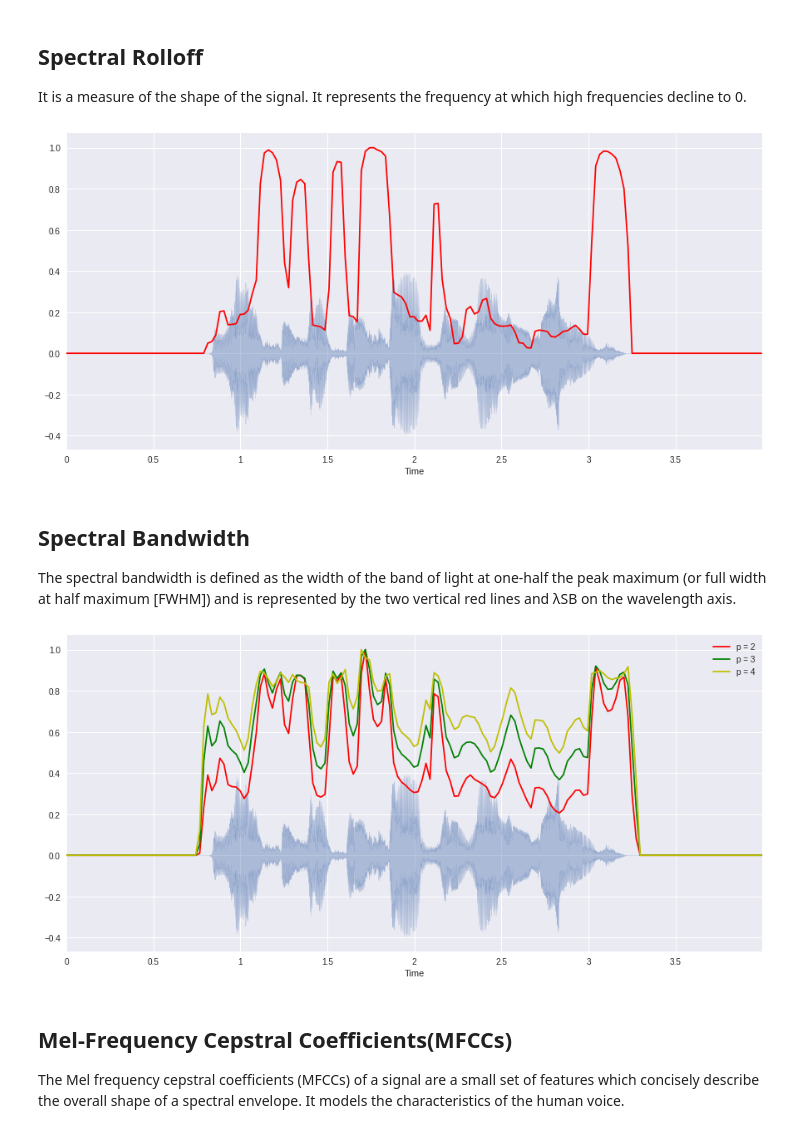
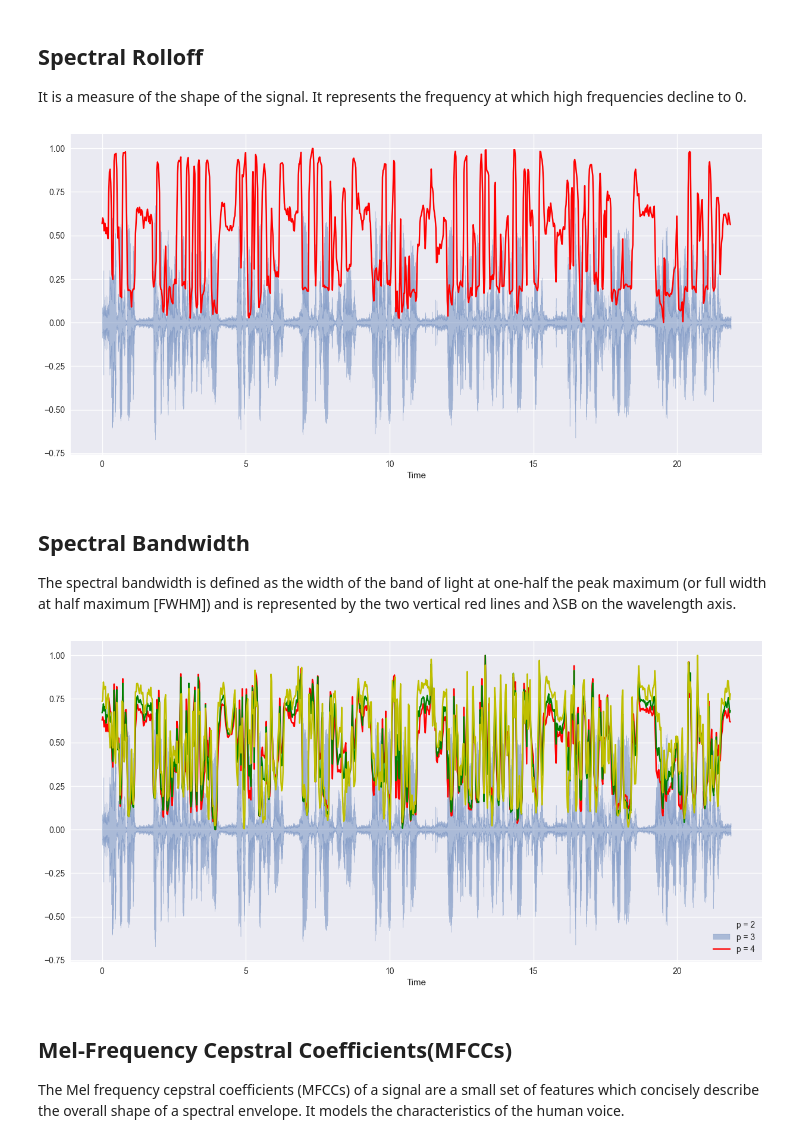
Before and after one commit to S09Z/english-accent-classification, a Jupyter notebook: notebook/features_research.ipynb, the cells around one changed output. Cells and saved outputs as stored; diff of their text form; code cells hidden in the pictures.

```diff
--- a/notebook/features_research.ipynb
+++ b/notebook/features_research.ipynb
@@ -16,7 +16,7 @@ At this moment, we use only one data sample from the chosen dataset. Additional
 # %% [markdown]
 ## Data exploration
 # %%
-audio_data = "./accentdb_extended/data/indian/indian_s01_005.wav"
+audio_data = "../resource/audio/english1.wav"
 x, sr = librosa.load(audio_data)
 # %%
 print(x.shape, sr)
@@ -60,6 +60,6 @@ Audio signal consists of many features. Our particular example has dimensionalit
 
 It indicates at which frequency the energy of a spectrum is centered upon or in other words it indicates where the ”center of mass” for a sound is located.
 # %%
-def normalize(x, axis=0):
-    return sklearn.preprocessing.minmax_scale(x, axis=axis)
+def normalize(X, axis=0):
+    return minmax_scale(X, axis=axis)
 # %%
@@ -80,29 +80,32 @@ plt.show()
 ## Spectral Rolloff
 It is a measure of the shape of the signal. It represents the frequency at which high frequencies decline to 0.
 # %%
-spectral_rolloff = librosa.feature.spectral_rolloff(x + 0.01, sr=sr)[0]
-librosa.display.waveplot(x, sr=sr, alpha=0.4)
+spectral_rolloff = librosa.feature.spectral_rolloff(y=x + 0.01, sr=sr)[0]
+frames = range(len(spectral_rolloff))
+t = librosa.frames_to_time(frames, sr=sr)
+
+librosa.display.waveshow(x, sr=sr, alpha=0.4)
 plt.plot(t, normalize(spectral_rolloff), color="r")
 plt.show()
 # %% [output]
-[figure, old version]
+[figure, new version]
 # %% [markdown]
 ## Spectral Bandwidth
 
 The spectral bandwidth is defined as the width of the band of light at one-half the peak maximum (or full width at half maximum [FWHM]) and is represented by the two vertical red lines and λSB on the wavelength axis.
 # %%
-spectral_bandwidth_2 = librosa.feature.spectral_bandwidth(x + 0.01, sr=sr)[0]
-spectral_bandwidth_3 = librosa.feature.spectral_bandwidth(x + 0.01, sr=sr, p=3)[0]
-spectral_bandwidth_4 = librosa.feature.spectral_bandwidth(x + 0.01, sr=sr, p=4)[0]
+spectral_bandwidth_2 = librosa.feature.spectral_bandwidth(y=x + 0.01, sr=sr)[0]
+spectral_bandwidth_3 = librosa.feature.spectral_bandwidth(y=x + 0.01, sr=sr, p=3)[0]
+spectral_bandwidth_4 = librosa.feature.spectral_bandwidth(y=x + 0.01, sr=sr, p=4)[0]
 
-librosa.display.waveplot(x, sr=sr, alpha=0.4)
+librosa.display.waveshow(x, sr=sr, alpha=0.4)
 plt.plot(t, normalize(spectral_bandwidth_2), color="r")
 plt.plot(t, normalize(spectral_bandwidth_3), color="g")
 plt.plot(t, normalize(spectral_bandwidth_4), color="y")
 plt.legend(("p = 2", "p = 3", "p = 4"))
 plt.show()
 # %% [output]
-[figure, old version]
+[figure, new version]
 # %% [markdown]
 ## Mel-Frequency Cepstral Coefficients(MFCCs)
 
```
Also changed, not shown: parts of 7 cells of this notebook, 2 other files.
